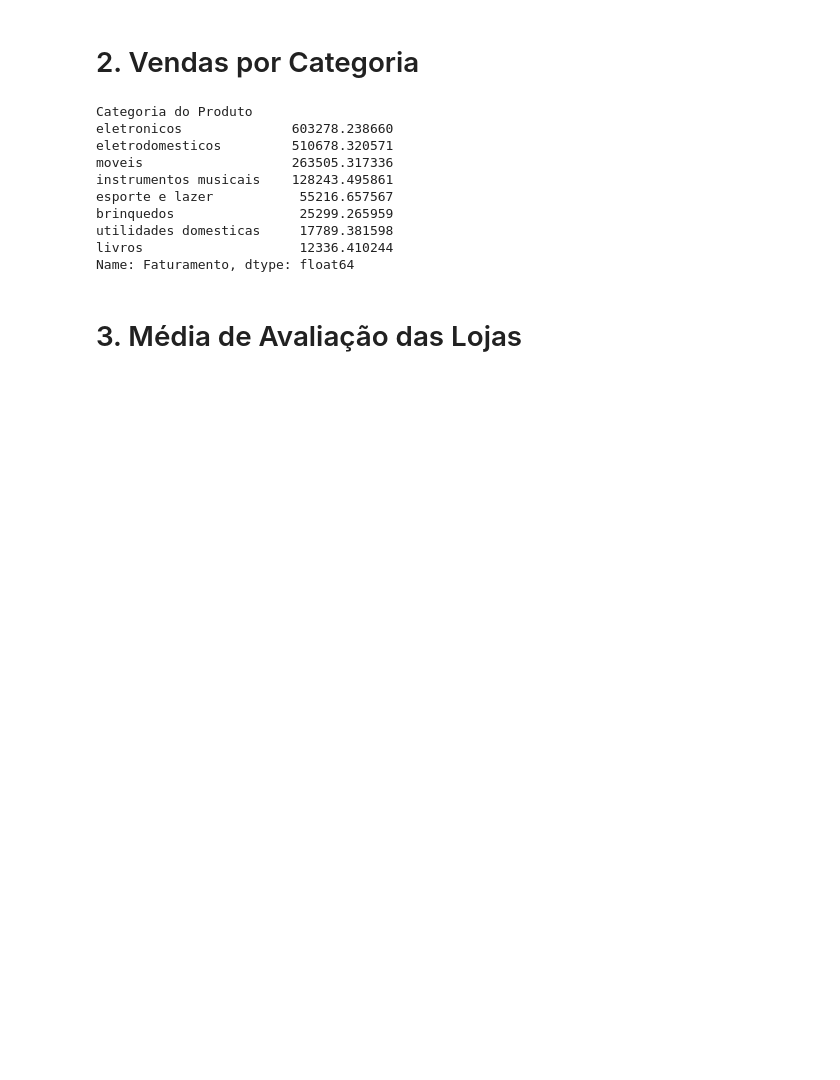
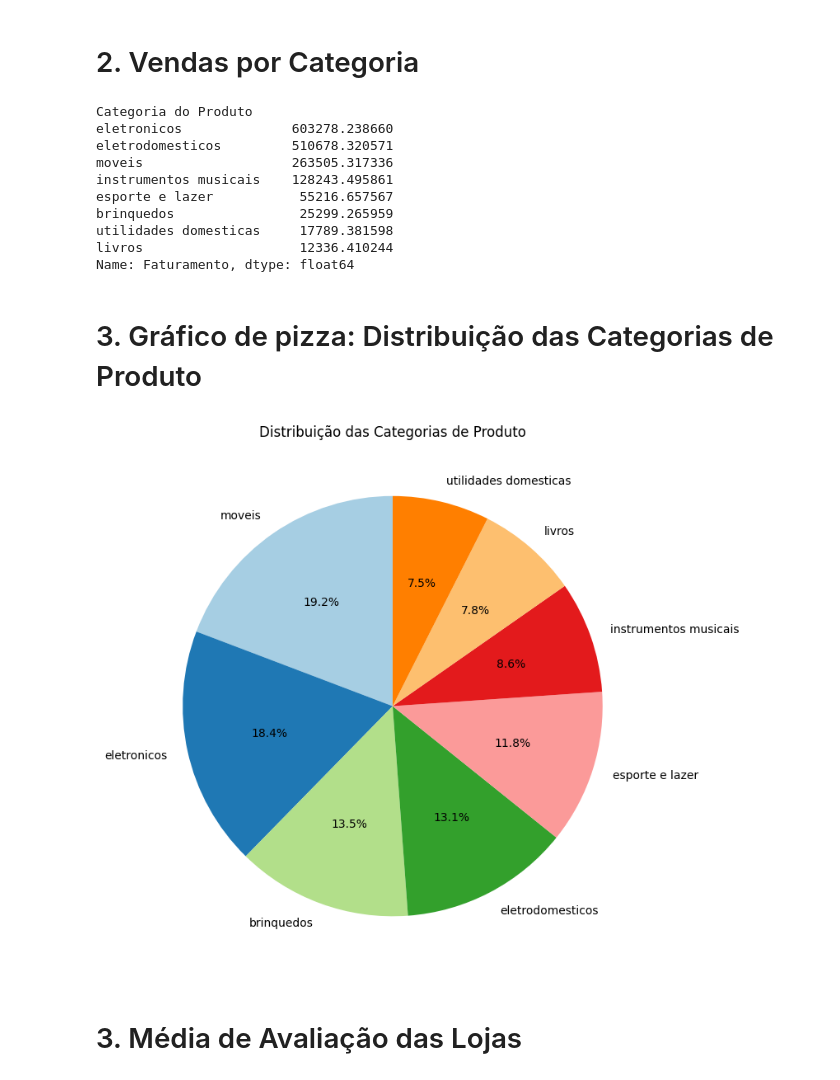
Before and after one commit to kassioramos/challenge_alura_store, a Jupyter notebook: AluraStoreBr.ipynb, the cells around one changed output. Drawn from its saved outputs; the diff is of its cells as text; code cells hidden in the pictures; blank space fills up the shorter version.

```diff
--- a/AluraStoreBr.ipynb
+++ b/AluraStoreBr.ipynb
@@ -58,6 +90,19 @@ brinquedos                25299.265959
 utilidades domesticas     17789.381598
 livros                    12336.410244
 Name: Faturamento, dtype: float64
+# %% [markdown]
+# 3. Gráfico de pizza: Distribuição das Categorias de Produto
+# %%
+
+categorias = lojas['Categoria do Produto'].value_counts()
+plt.figure(figsize=(8, 8))
+categorias.plot(kind='pie', autopct='%1.1f%%', colors=plt.cm.Paired.colors, startangle=90)
+plt.title('Distribuição das Categorias de Produto')
+plt.ylabel('')
+plt.tight_layout()
+plt.show()
+# %% [output]
+[figure, added]
 # %% [markdown]
 # 3. Média de Avaliação das Lojas
 # %%
```
Also changed, not shown: parts of 5 cells of this notebook.
